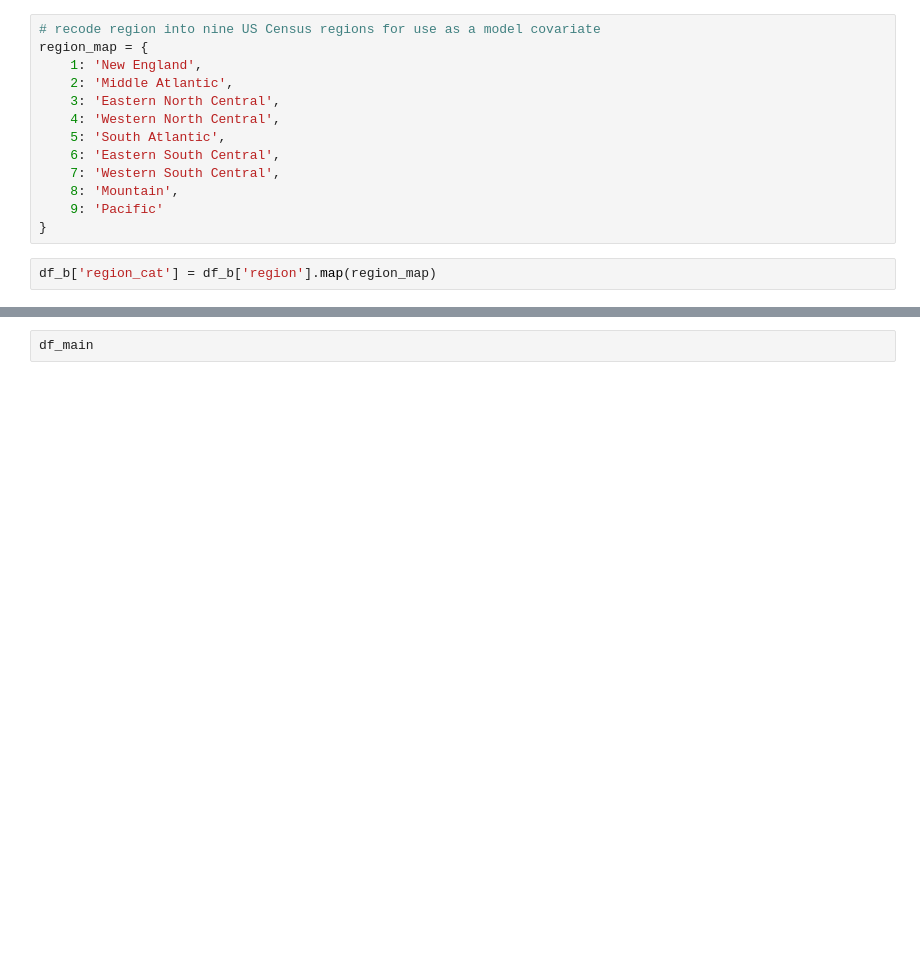
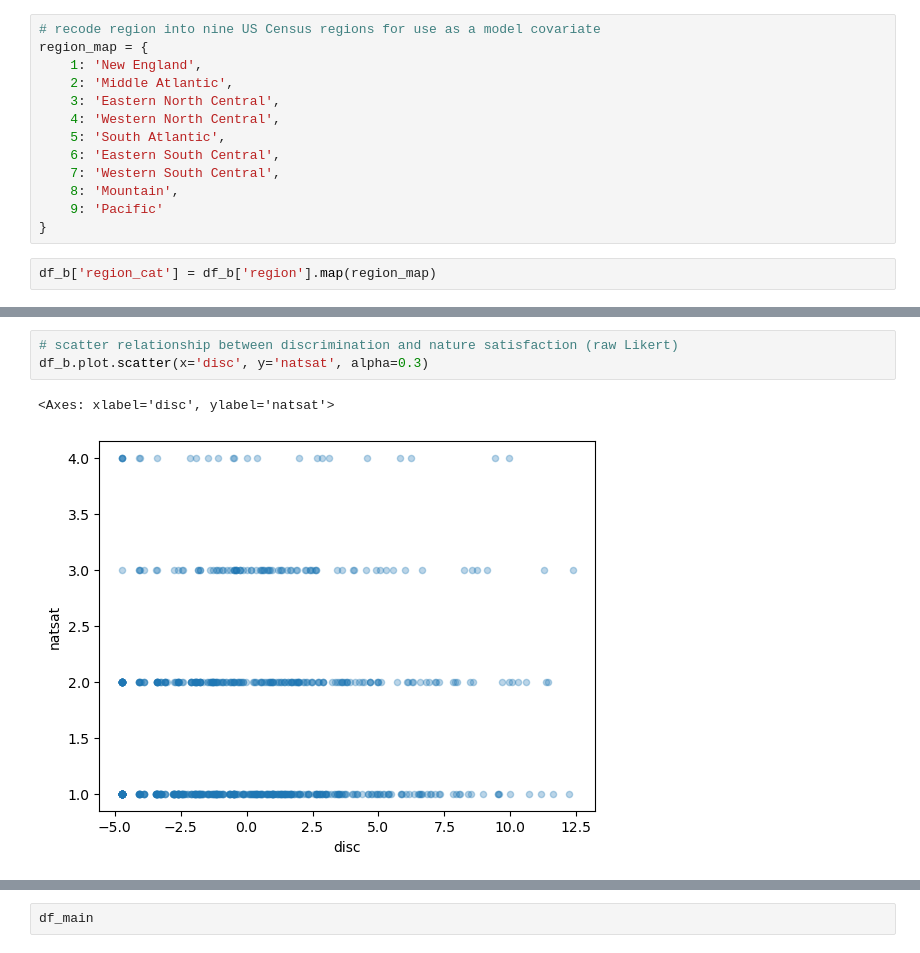
Before and after one commit to Mabus00/CSCI_6055_R, a Jupyter notebook: CSCI_6055_project.ipynb, the cells around one changed output, grey strips where cells are left out. Drawn from its saved outputs; the diff is of its cells as text; blank space fills up the shorter version.

```diff
--- a/CSCI_6055_project.ipynb
+++ b/CSCI_6055_project.ipynb
@@ -203,0 +225,6 @@ df_b['region_cat'] = df_b['region'].map(region_map)
+# %%
+# scatter relationship between discrimination and nature satisfaction (raw Likert)
+df_b.plot.scatter(x='disc', y='natsat', alpha=0.3)
+# %% [output]
+<Axes: xlabel='disc', ylabel='natsat'>
+[figure, added]
```
Also changed, not shown: parts of 10 cells of this notebook.
